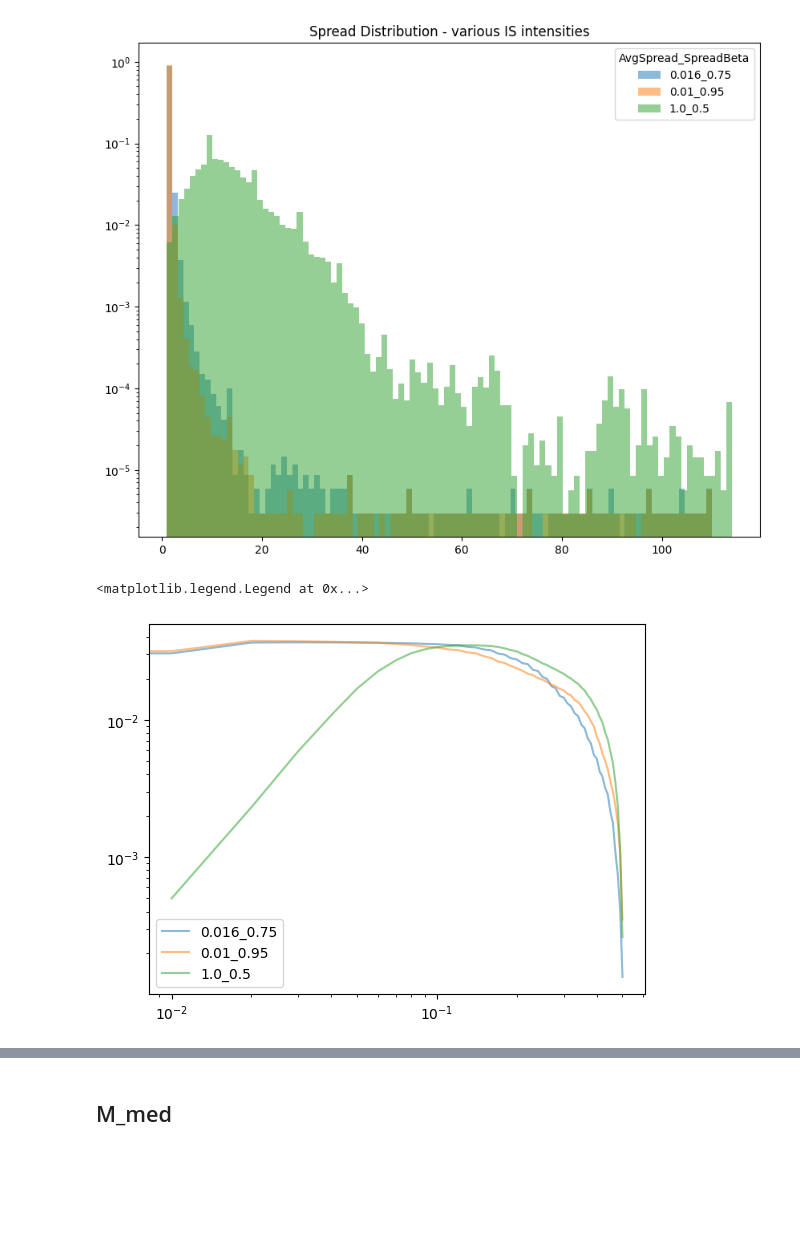
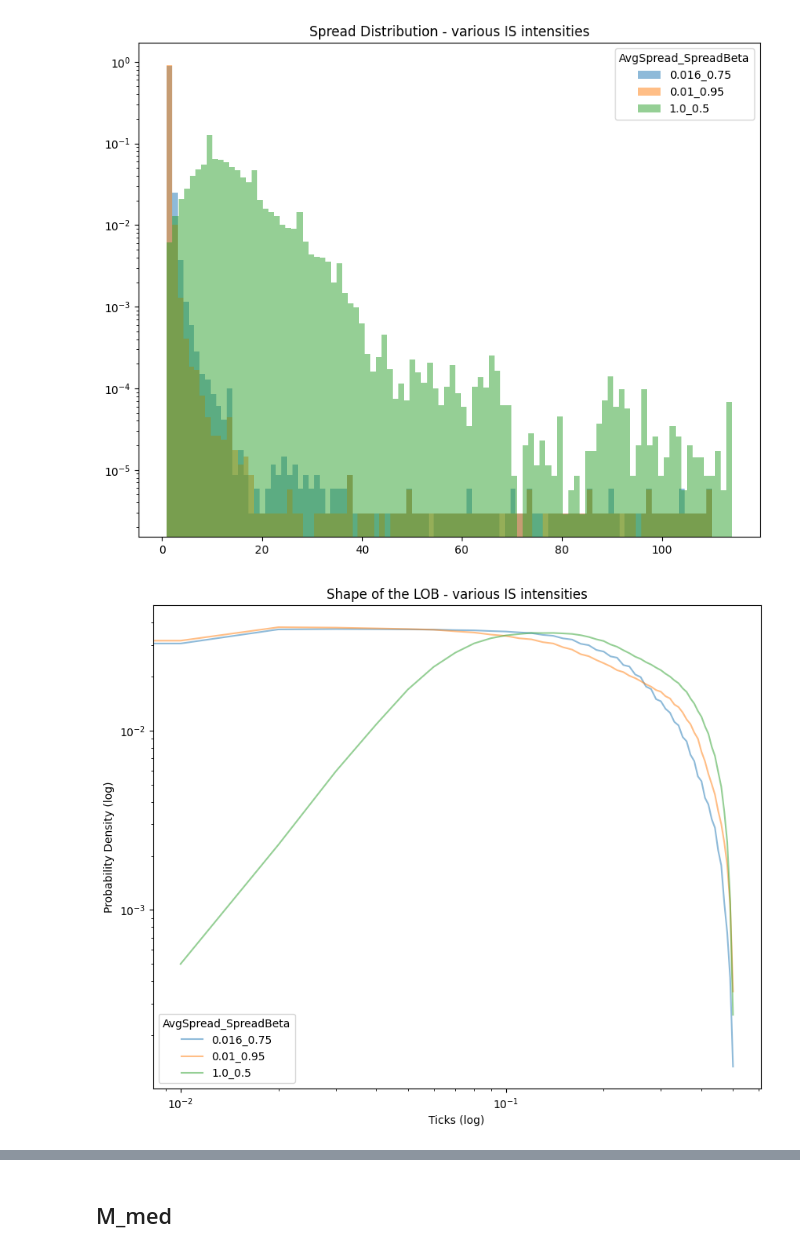
Before and after one commit to konqr/lobSimulations, a Jupyter notebook: src/backup/hawkes/experiments/toyModelSmallTick.ipynb, the cells around one changed output, grey strips where cells are left out. Saved outputs shown, nothing was run; the diff lists cells and outputs as text; code cells hidden in the pictures; blank space fills up the shorter version.

```diff
--- a/src/backup/hawkes/experiments/toyModelSmallTick.ipynb
+++ b/src/backup/hawkes/experiments/toyModelSmallTick.ipynb
@@ -436,20 +439,24 @@ for fname in fnames:
             volumes_1.append(volumes)
             labels.append(l)
 # %%
+plt.figure(figsize=(10,8))
 for volumes , label in zip(volumes_1, labels):
     dict_shape = {}
     for v in volumes:
         dists = np.array(v)[:,0]
         vols =  np.array(v)[:,1]
         for d, vol in zip(dists,vols):
             dict_shape[np.round(d, decimals=2)] = dict_shape.get(np.round(d, decimals=2), 0) + vol
     dist = list(dict_shape.keys())
     vol = np.array(list(dict_shape.values()))
     vol = vol/vol.sum()
     plt.plot(np.array(dist)[vol > 1e-4], vol[vol > 1e-4], label = label, alpha=0.5)
 plt.yscale('log')
 plt.xscale('log')
-plt.legend()
+plt.legend(title = 'AvgSpread_SpreadBeta')
+plt.ylabel('Probability Density (log)')
+plt.title('Shape of the LOB - various IS intensities')
+plt.xlabel('Ticks (log)')
+plt.savefig('D:\\PhD\\results - small tick\\ergStudy_IS_shape.png')
 # %% [output]
-<matplotlib.legend.Legend at 0x...>
-[figure, old version]
+[figure, new version]
```
Also changed, not shown: parts of 7 cells of this notebook, 1 other file.
